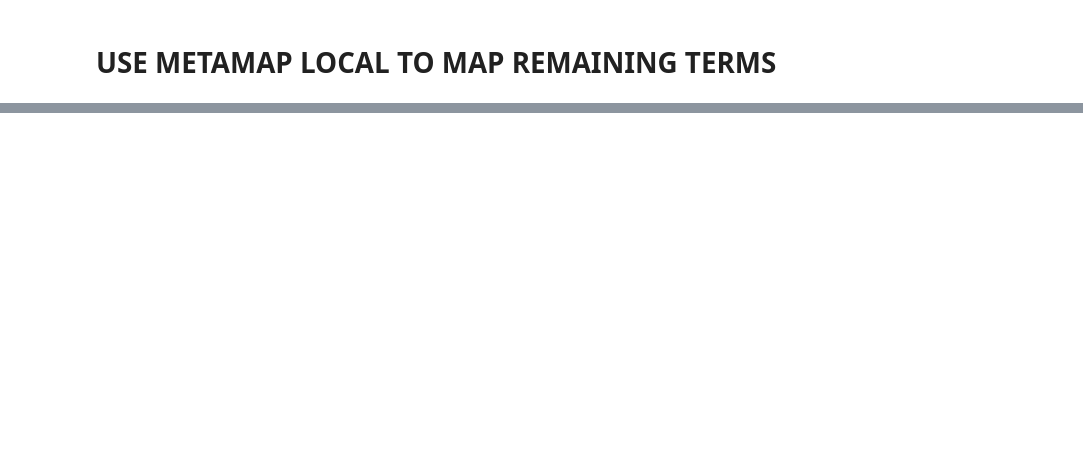
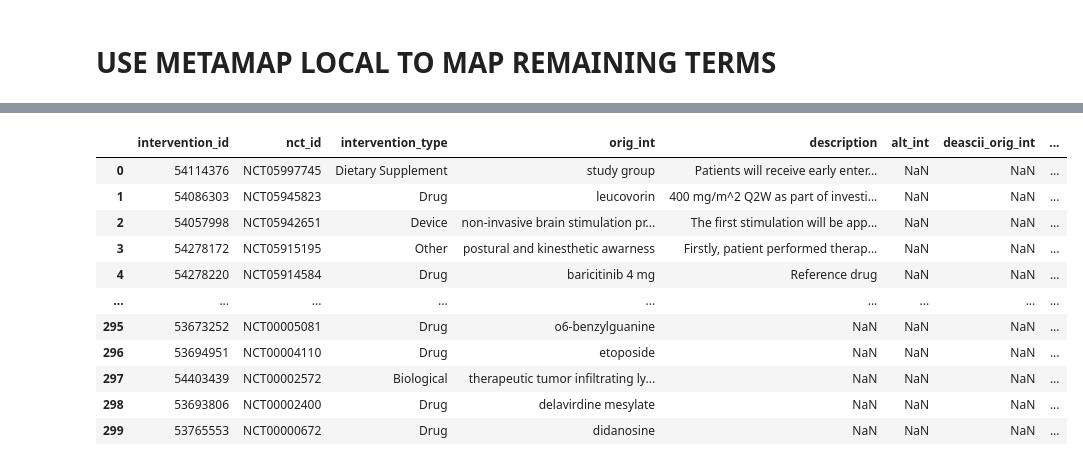
Before and after one commit to GitHubbit/Multiomics_ClinicalTrials_KP, a Jupyter notebook: mapper_ipynb_to_py_mm_only.ipynb, the cells around one changed output, grey strips where cells are left out. Cells and saved outputs as stored; diff of their text form; code cells hidden in the pictures; blank space fills up the shorter version.

Commit message:
Mapping CUI info extracted from MetaMap back to conditions and interventions, and their associated NCT IDs, in a list

```diff
--- a/mapper_ipynb_to_py_mm_only.ipynb
+++ b/mapper_ipynb_to_py_mm_only.ipynb
@@ -396,0 +462,71 @@ def term_list_to_mm(df_dict, flag_and_path):
+# %%
+# send mappings to interventions and conditions, group CUIs that correspond to input condition or intervention
+relevant_date = flag_and_path["date_string"]   # get date of bulk download of clinical trial data
+metamap_version = [int(s) for s in re.findall(r'\d+', metamap_dirs.get('metamap_bin_dir'))] # get MetaMap version being run
+
+metamap_input = "{}_metamap_output.tsv".format(relevant_date)
+metamapped = pd.read_csv(metamap_input, sep='\t', index_col=False, header=0)
+
+# get the full names of the semantic types so we know what we're looking at
+metamap_semantic_types = pd.read_csv("MetaMap_SemanticTypes_2018AB.txt")
+metamapped['metamap_semantic_type'] = metamapped['metamap_semantic_type'].str.replace(r'\[|\]', '', regex=True)
+sem_type_col_names = ["abbv", "group", "semantic_type_full"]
+metamap_semantic_types = pd.read_csv("MetaMap_SemanticTypes_2018AB.txt", sep="|", index_col=False, header=None, names=sem_type_col_names)
+sem_type_dict = dict(zip(metamap_semantic_types['abbv'], metamap_semantic_types['semantic_type_full'])) # make a dict of semantic type abbv and full name
+# Handle NaN (None) values in metamap_semantic_type column
+metamapped['metamap_semantic_type'] = metamapped['metamap_semantic_type'].apply(lambda x: x.split(',') if isinstance(x, str) else np.nan)
+# map semantic type abbreviations to the full name of the semantic type
+metamapped['metamap_semantic_type'] = metamapped['metamap_semantic_type'].apply(lambda x: '|'.join([sem_type_dict[term] if term in sem_type_dict else term for term in x]) if isinstance(x, list) else x)
+
+metamapped['metamap_preferred_name'] = metamapped['metamap_preferred_name'].str.lower()
+metamapped = metamapped.dropna(axis=0)
+metamapped = metamapped[["term_type", "clin_trial_term", "metamap_cui","metamap_preferred_name", "metamap_semantic_type"]]
+
+metamapped["metamap_term_info"] = metamapped[["metamap_cui", "metamap_preferred_name", "metamap_semantic_type"]].values.tolist()
+metamapped.drop(["metamap_cui", "metamap_preferred_name", "metamap_semantic_type"], axis = 1, inplace = True)
+metamapped = metamapped.groupby(['term_type', 'clin_trial_term'])['metamap_term_info'].agg(list).reset_index()
+
+conditions = '{}_conditions.tsv'.format(relevant_date)
+conditions = pd.read_csv(conditions, sep='\t', index_col=False, header=0)
+interventions = '{}_interventions.tsv'.format(relevant_date)
+interventions = pd.read_csv(interventions, sep='\t', index_col=False, header=0)
+
+metamapped_con = metamapped.loc[metamapped['term_type'] == "condition"]
+metamapped_int = metamapped.loc[(metamapped['term_type'] == "intervention") | (metamapped['term_type'] == "alternate_intervention")]
+
+mapper_con = dict(zip(metamapped_con['clin_trial_term'], metamapped_con['metamap_term_info'])) # make a dict to map conditions
+mapper_int = dict(zip(metamapped_int['clin_trial_term'], metamapped_int['metamap_term_info'])) # make a dict to map interventions
+
+
+# if metamap_version[0] >= 20:
+#     conditions = pd.merge(conditions, metamapped_con, how='left', left_on=['orig_con'], right_on = ['clin_trial_term'])
+#     interventions = pd.merge(interventions, metamapped_int, how='left', left_on=['orig_int'], right_on = ['clin_trial_term'])
+
+# else:
+#     conditions = pd.merge(conditions, metamapped_con, how='left', left_on=['deascii_con'], right_on = ['clin_trial_term'])
+#     conditions = pd.merge(conditions, metamapped_con, how='left', left_on=['orig_con'], right_on = ['clin_trial_term'])
+
+cols_to_check = [ele for ele in conditions.columns if(ele not in ['id', 'nct_id', 'condition_id'])]
+conditions["curie_info"] = None
+
+for index, row in conditions.iterrows():
+    for col_name in cols_to_check:
+        value = row[col_name]
+        if value in mapper_con:
+            curie_info = mapper_con[value]
+            conditions.at[index, "curie_info"] = curie_info
+conditions
+
+
+cols_to_check = [ele for ele in interventions.columns if(ele not in ['id', 'nct_id', 'intervention_id', 'intervention_type', 'description'])]
+interventions["curie_info"] = None
+
+for index, row in interventions.iterrows():
+    for col_name in cols_to_check:
+        value = row[col_name]
+        if value in mapper_int:
+            curie_info = mapper_int[value]
+            interventions.at[index, "curie_info"] = curie_info
+
+interventions
+# %% [output]
@@ -396,0 +546,12 @@ def term_list_to_mm(df_dict, flag_and_path):
+|  | intervention_id | nct_id | intervention_type | orig_int | description | alt_int | deascii_orig_int | ... |
+| 0 | 54114376 | NCT05997745 | Dietary Supplement | study group | Patients will receive early enter... | NaN | NaN | ... |
+| 1 | 54086303 | NCT05945823 | Drug | leucovorin | 400 mg/m^2 Q2W as part of investi... | NaN | NaN | ... |
+| 2 | 54057998 | NCT05942651 | Device | non-invasive brain stimulation pr... | The first stimulation will be app... | NaN | NaN | ... |
+| 3 | 54278172 | NCT05915195 | Other | postural and kinesthetic awarness | Firstly, patient performed therap... | NaN | NaN | ... |
+| 4 | 54278220 | NCT05914584 | Drug | baricitinib 4 mg | Reference drug | NaN | NaN | ... |
+| ... | ... | ... | ... | ... | ... | ... | ... | ... |
+| 295 | 53673252 | NCT00005081 | Drug | o6-benzylguanine | NaN | NaN | NaN | ... |
+| 296 | 53694951 | NCT00004110 | Drug | etoposide | NaN | NaN | NaN | ... |
+| 297 | 54403439 | NCT00002572 | Biological | therapeutic tumor infiltrating ly... | NaN | NaN | NaN | ... |
+| 298 | 53693806 | NCT00002400 | Drug | delavirdine mesylate | NaN | NaN | NaN | ... |
+| 299 | 53765553 | NCT00000672 | Drug | didanosine | NaN | NaN | NaN | ... |
```
Also changed, not shown: parts of 9 cells of this notebook.
